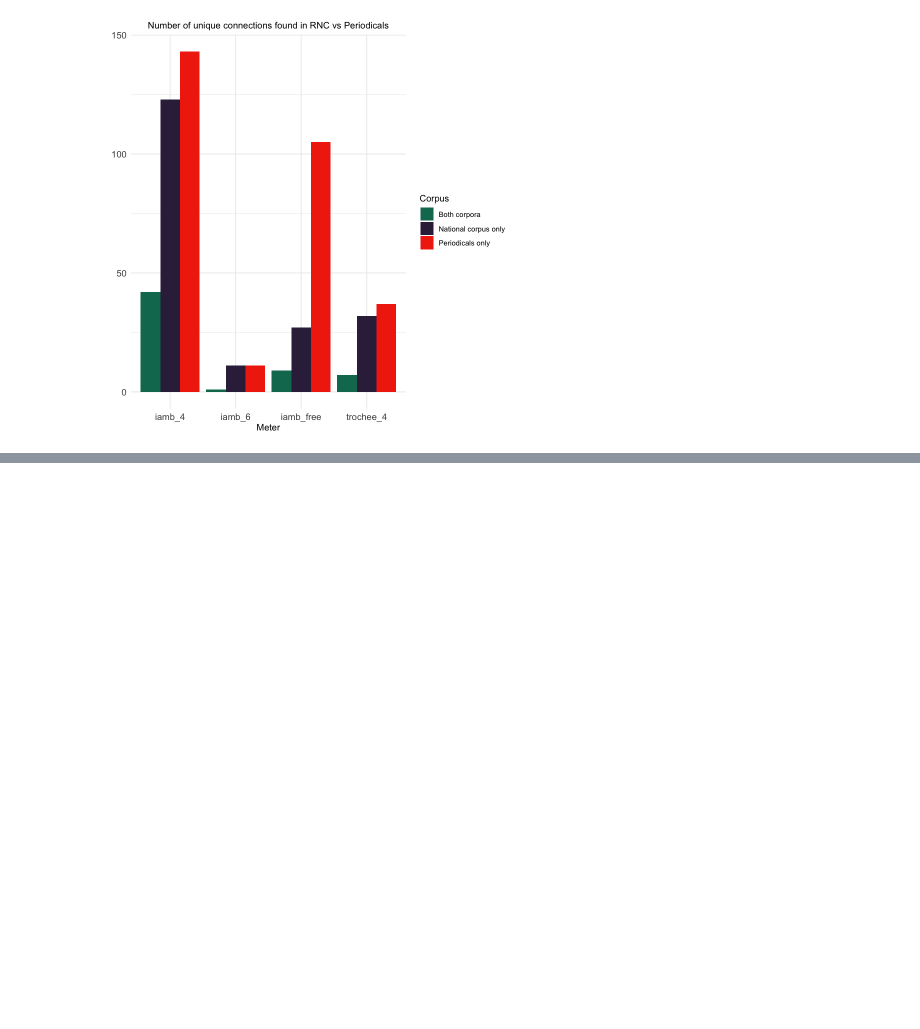
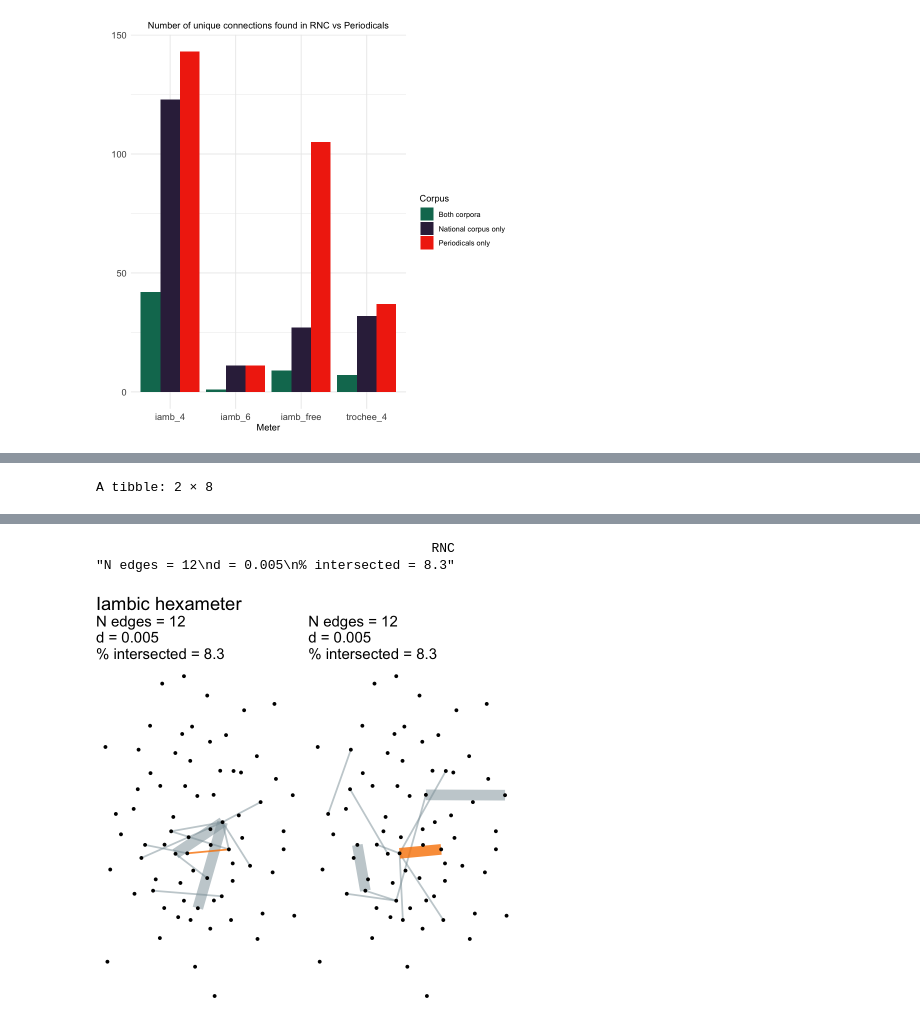
Before and after one commit to tonyamart/iamb_networks, a Jupyter notebook: scr/03_02_Networks_periodicals.ipynb, the cells around one changed output, grey strips where cells are left out. Cells and saved outputs as stored; diff of their text form; code cells hidden in the pictures; blank space fills up the shorter version.

```diff
--- a/scr/03_02_Networks_periodicals.ipynb
+++ b/scr/03_02_Networks_periodicals.ipynb
@@ -936,0 +995,17 @@ ggraph(net4, 'kk') +
+# %%
+labels_df <- meters_stats %>%
+    filter(meter == "iamb_6")
+
+head(labels_df)
+
+facet_labels <- setNames(as.character(labels_df$label), labels_df$corpus_fullname)
+
+facet_labels[1]
+
+p_i6 <- network_labels(net1830, "iamb_6", c(wes_palette("Darjeeling1")[4],
+                                    wes_palette("Royal1")[1])) +
+    ggtitle("Iambic hexameter")
+
+p_i6
+# %% [output]
+A tibble: 2 × 8
@@ -936,0 +1016,3 @@ ggraph(net4, 'kk') +
+                                           RNC
+"N edges = 12\nd = 0.005\n% intersected = 8.3"
+[figure, added]
```
Also changed, not shown: parts of 29 cells of this notebook, 2 other files.
